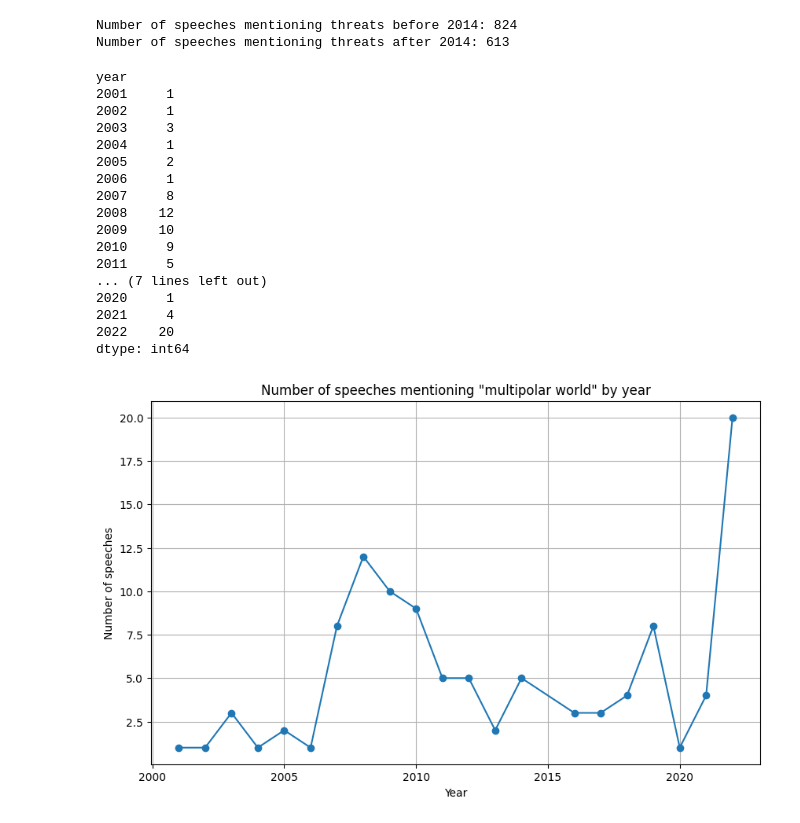
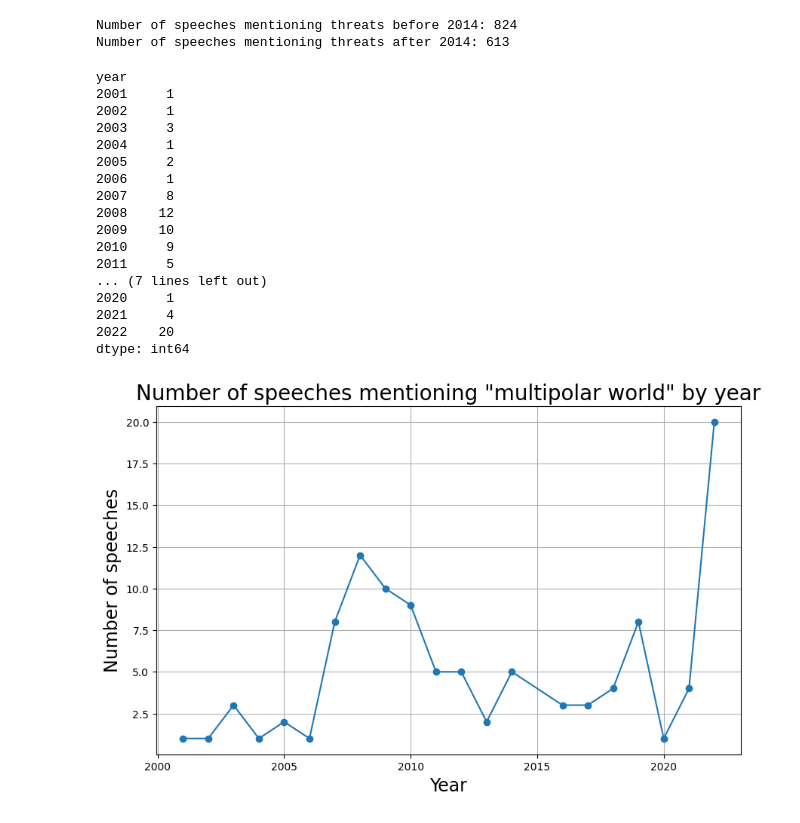
Before and after one commit to szuvarska/PutinsTalksAnalysis, a Jupyter notebook: 04_statistics.ipynb, the cells around one changed output. Saved outputs shown, nothing was run; the diff lists cells and outputs as text; code cells hidden in the pictures.

```diff
--- a/04_statistics.ipynb
+++ b/04_statistics.ipynb
@@ -138,34 +140,34 @@ Number of speeches mentioning threats after 2014: 613
 # %%
 # At what point does Putin start talking about a “multipolar world”?
 df_multipolar = df_all[df_all['wordlist'].apply(
     lambda lst: any('multipolar' in word.lower() for word in lst)
 )].copy()
 df_multipolar['year'] = pd.to_datetime(df_multipolar['date']).dt.year
 multipolar_by_year = df_multipolar.groupby('year').size().sort_index()
 display(multipolar_by_year)
 plt.figure(figsize=(10, 6))
 plt.plot(multipolar_by_year.index, multipolar_by_year.values, marker='o')
-plt.title('Number of speeches mentioning "multipolar world" by year')
-plt.xlabel('Year')
-plt.ylabel('Number of speeches')
+plt.title('Number of speeches mentioning "multipolar world" by year', fontsize=20)
+plt.xlabel('Year', fontsize=17)
+plt.ylabel('Number of speeches', fontsize=17)
 plt.grid(True)
 plt.show()
 # %% [output]
 year
 2001     1
 2002     1
 2003     3
 2004     1
 2005     2
 2006     1
 2007     8
 2008    12
 2009    10
 2010     9
 2011     5
 ... (7 lines left out)
 2020     1
 2021     4
 2022    20
 dtype: int64
-[figure, old version]
+[figure, new version]
```
Also changed, not shown: parts of 1 cell of this notebook.
